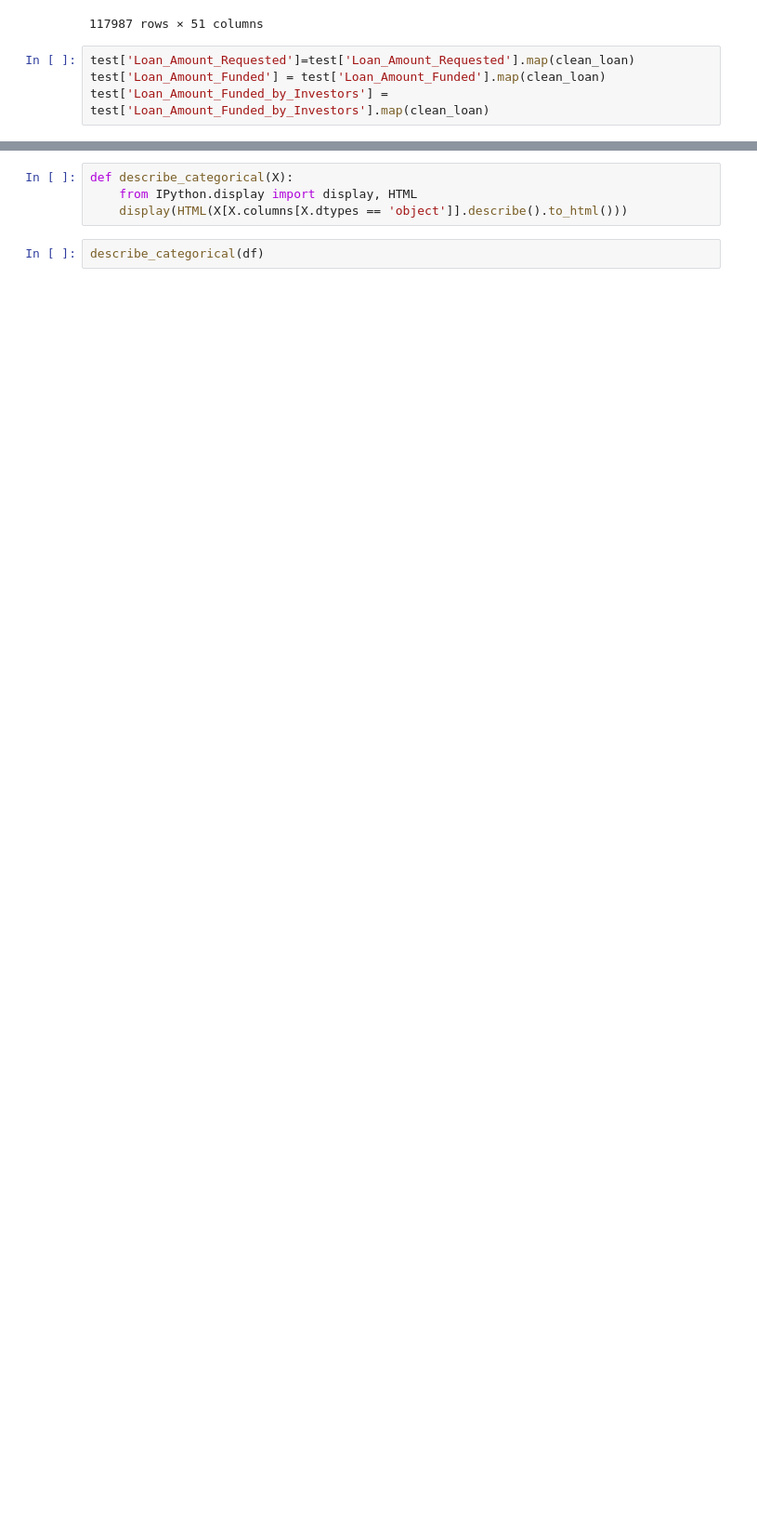
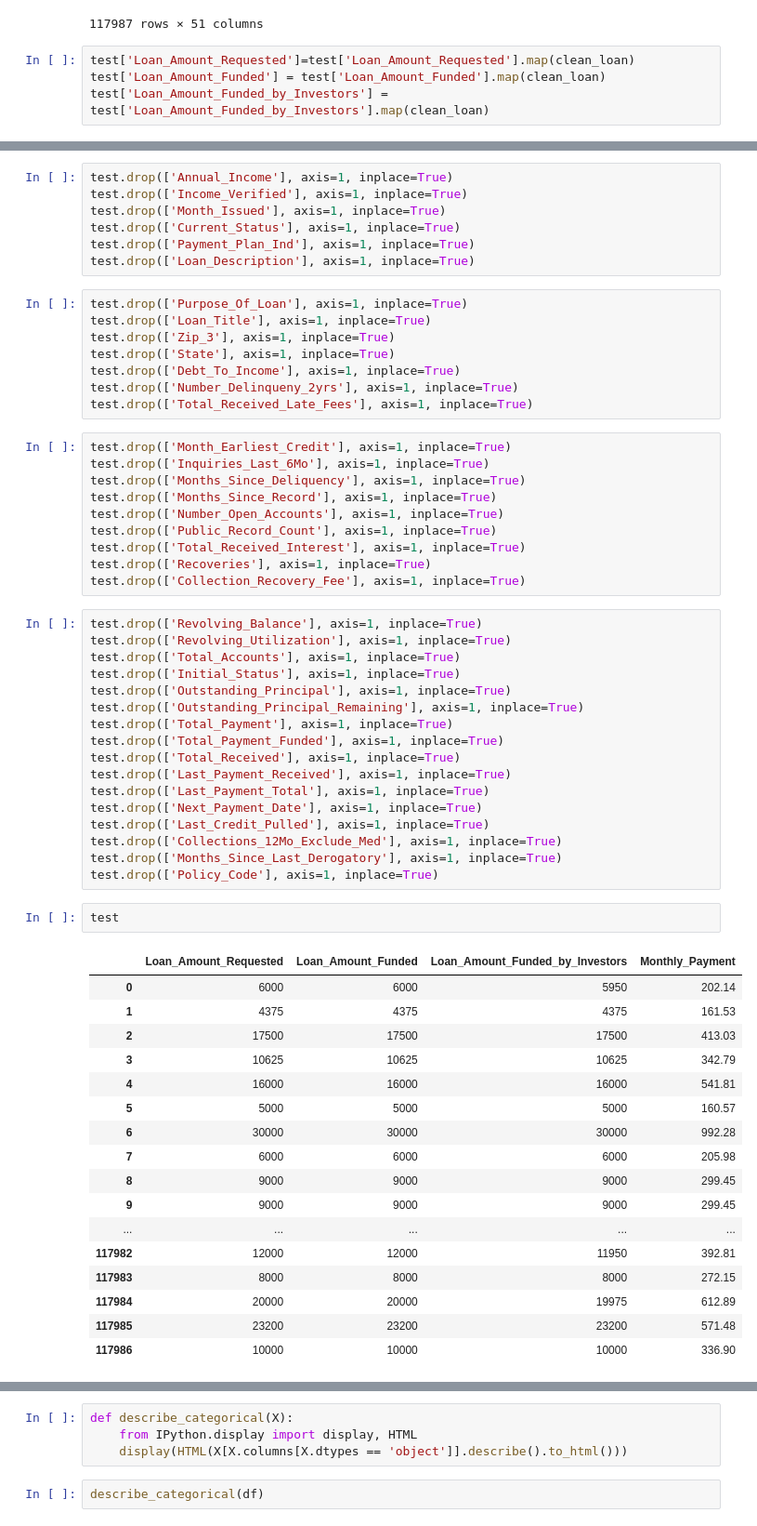
Before and after one commit to davidreyling/csc570-data-science, a Jupyter notebook: Reyling kaggle midterm(1).ipynb, the cells around one changed output, grey strips where cells are left out. Shown at 93% size. Cells and saved outputs as stored; diff of their text form; blank space fills up the shorter version.

```diff
--- a/Reyling kaggle midterm(1).ipynb
+++ b/Reyling kaggle midterm(1).ipynb
@@ -285,0 +299,62 @@ test.describe()
+# %%
+test.drop(['Annual_Income'], axis=1, inplace=True)
+test.drop(['Income_Verified'], axis=1, inplace=True)
+test.drop(['Month_Issued'], axis=1, inplace=True)
+test.drop(['Current_Status'], axis=1, inplace=True)
+test.drop(['Payment_Plan_Ind'], axis=1, inplace=True)
+test.drop(['Loan_Description'], axis=1, inplace=True)
+# %%
+test.drop(['Purpose_Of_Loan'], axis=1, inplace=True)
+test.drop(['Loan_Title'], axis=1, inplace=True)
+test.drop(['Zip_3'], axis=1, inplace=True)
+test.drop(['State'], axis=1, inplace=True)
+test.drop(['Debt_To_Income'], axis=1, inplace=True)
+test.drop(['Number_Delinqueny_2yrs'], axis=1, inplace=True)
+test.drop(['Total_Received_Late_Fees'], axis=1, inplace=True)
+# %%
+test.drop(['Month_Earliest_Credit'], axis=1, inplace=True)
+test.drop(['Inquiries_Last_6Mo'], axis=1, inplace=True)
+test.drop(['Months_Since_Deliquency'], axis=1, inplace=True)
+test.drop(['Months_Since_Record'], axis=1, inplace=True)
+test.drop(['Number_Open_Accounts'], axis=1, inplace=True)
+test.drop(['Public_Record_Count'], axis=1, inplace=True)
+test.drop(['Total_Received_Interest'], axis=1, inplace=True)
+test.drop(['Recoveries'], axis=1, inplace=True)
+test.drop(['Collection_Recovery_Fee'], axis=1, inplace=True)
+# %%
+test.drop(['Revolving_Balance'], axis=1, inplace=True)
+test.drop(['Revolving_Utilization'], axis=1, inplace=True)
+test.drop(['Total_Accounts'], axis=1, inplace=True)
+test.drop(['Initial_Status'], axis=1, inplace=True)
+test.drop(['Outstanding_Principal'], axis=1, inplace=True)
+test.drop(['Outstanding_Principal_Remaining'], axis=1, inplace=True)
+test.drop(['Total_Payment'], axis=1, inplace=True)
+test.drop(['Total_Payment_Funded'], axis=1, inplace=True)
+test.drop(['Total_Received'], axis=1, inplace=True)
+test.drop(['Last_Payment_Received'], axis=1, inplace=True)
+test.drop(['Last_Payment_Total'], axis=1, inplace=True)
+test.drop(['Next_Payment_Date'], axis=1, inplace=True)
+test.drop(['Last_Credit_Pulled'], axis=1, inplace=True)
+test.drop(['Collections_12Mo_Exclude_Med'], axis=1, inplace=True)
+test.drop(['Months_Since_Last_Derogatory'], axis=1, inplace=True)
+test.drop(['Policy_Code'], axis=1, inplace=True)
+# %%
+test
+# %% [output]
+|  | Loan_Amount_Requested | Loan_Amount_Funded | Loan_Amount_Funded_by_Investors | Monthly_Payment |
+| 0 | 6000 | 6000 | 5950 | 202.14 |
+| 1 | 4375 | 4375 | 4375 | 161.53 |
+| 2 | 17500 | 17500 | 17500 | 413.03 |
+| 3 | 10625 | 10625 | 10625 | 342.79 |
+| 4 | 16000 | 16000 | 16000 | 541.81 |
+| 5 | 5000 | 5000 | 5000 | 160.57 |
+| 6 | 30000 | 30000 | 30000 | 992.28 |
+| 7 | 6000 | 6000 | 6000 | 205.98 |
+| 8 | 9000 | 9000 | 9000 | 299.45 |
+| 9 | 9000 | 9000 | 9000 | 299.45 |
+| ... | ... | ... | ... | ... |
+| 117982 | 12000 | 12000 | 11950 | 392.81 |
+| 117983 | 8000 | 8000 | 8000 | 272.15 |
+| 117984 | 20000 | 20000 | 19975 | 612.89 |
+| 117985 | 23200 | 23200 | 23200 | 571.48 |
+| 117986 | 10000 | 10000 | 10000 | 336.90 |
```
Also changed, not shown: parts of 4 cells of this notebook.
